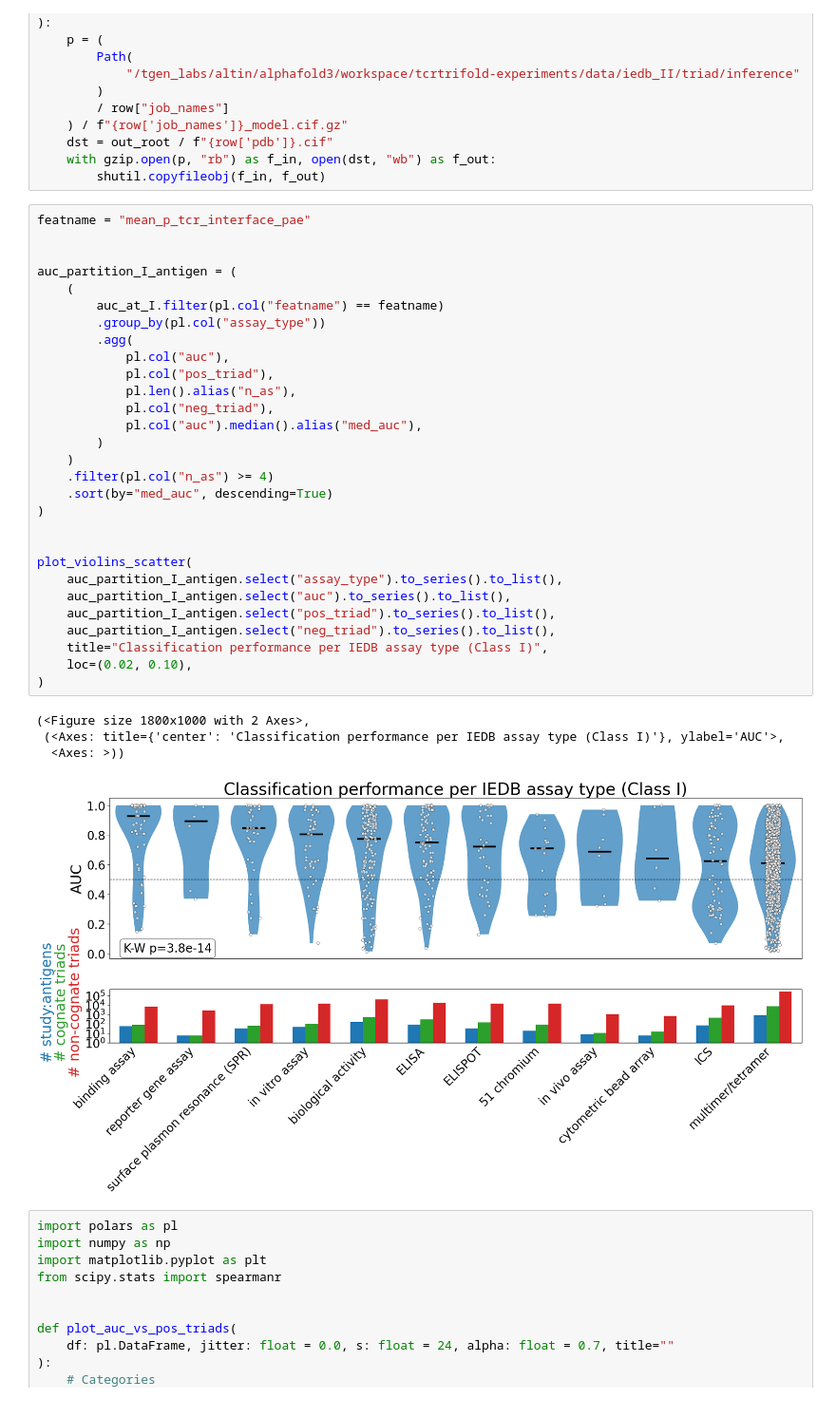
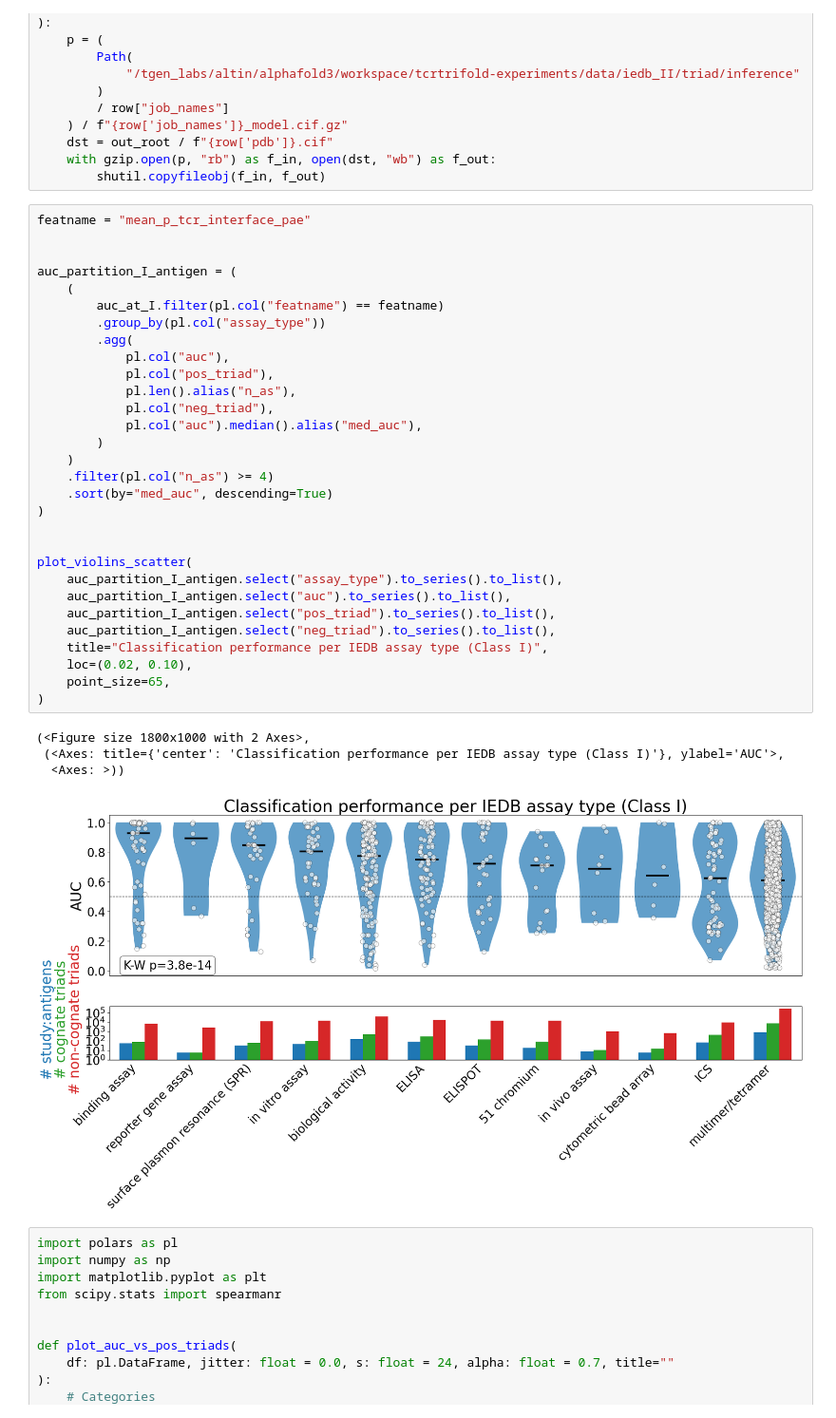
Before and after one commit to AltinLab/tcrtrifold-experiments, a Jupyter notebook: notebooks/fig_3/violin_breakdown.ipynb, the cells around one changed output. Shown at 95% size. Saved outputs shown, nothing was run; the diff lists cells and outputs as text.

```diff
--- a/notebooks/fig_3/violin_breakdown.ipynb
+++ b/notebooks/fig_3/violin_breakdown.ipynb
@@ -1191,34 +1192,35 @@ featname = "mean_p_tcr_interface_pae"
 
 auc_partition_I_antigen = (
     (
         auc_at_I.filter(pl.col("featname") == featname)
         .group_by(pl.col("assay_type"))
         .agg(
             pl.col("auc"),
             pl.col("pos_triad"),
             pl.len().alias("n_as"),
             pl.col("neg_triad"),
             pl.col("auc").median().alias("med_auc"),
         )
     )
     .filter(pl.col("n_as") >= 4)
     .sort(by="med_auc", descending=True)
 )
 
 
 plot_violins_scatter(
     auc_partition_I_antigen.select("assay_type").to_series().to_list(),
     auc_partition_I_antigen.select("auc").to_series().to_list(),
     auc_partition_I_antigen.select("pos_triad").to_series().to_list(),
     auc_partition_I_antigen.select("neg_triad").to_series().to_list(),
     title="Classification performance per IEDB assay type (Class I)",
     loc=(0.02, 0.10),
+    point_size=65,
 )
 # %% [output]
 (<Figure size 1800x1000 with 2 Axes>,
  (<Axes: title={'center': 'Classification performance per IEDB assay type (Class I)'}, ylabel='AUC'>,
   <Axes: >))
-[figure, old version]
+[figure, new version]
 # %%
 import polars as pl
 import numpy as np
```
Also changed, not shown: parts of 1 cell of this notebook, 15 other files.
